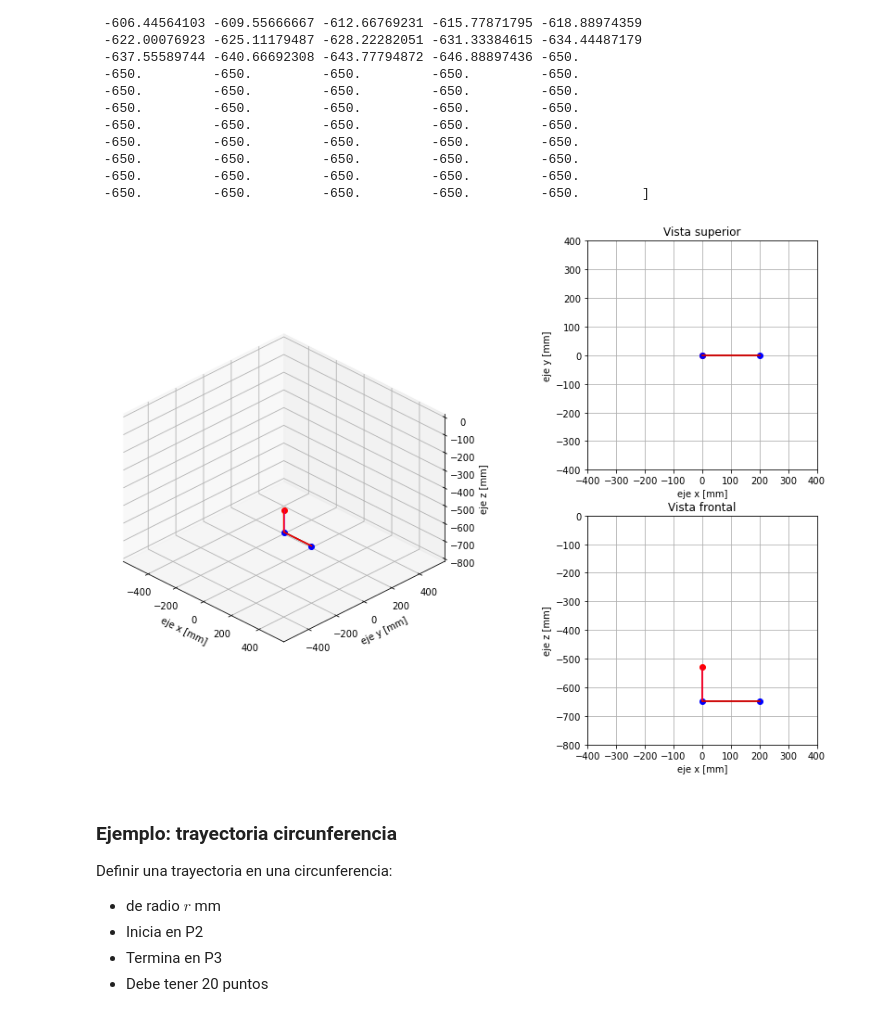
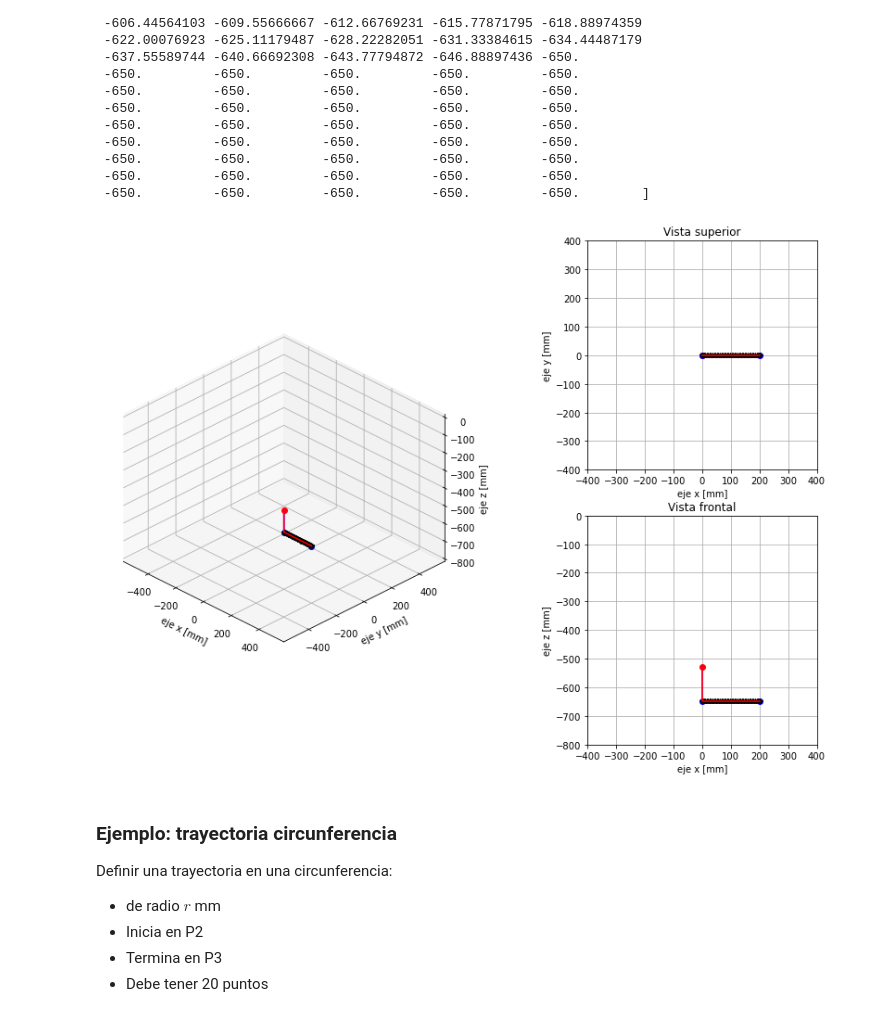
Before and after one commit to luismiguelaristi/MecanismosPythonUPB, a Jupyter notebook: Delta/RobotDelta_Trayectorias.ipynb, the cells around one changed output. Drawn from its saved outputs; the diff is of its cells as text; code cells hidden in the pictures.

```diff
--- a/Delta/RobotDelta_Trayectorias.ipynb
+++ b/Delta/RobotDelta_Trayectorias.ipynb
@@ -108,13 +108,13 @@ Debemos definir un número de puntos intermedios para que el robot pueda desplaz
 # %%
 numpos = 40
 
-px1v = np.linspace(homeX,px1,numpos)
-py1v = np.linspace(homeY,py1,numpos)
-pz1v = np.linspace(homeZ,pz1,numpos)
+t1xv = np.linspace(homeX,px1,numpos)
+t1yv = np.linspace(homeY,py1,numpos)
+t1zv = np.linspace(homeZ,pz1,numpos)
 
-ax1.plot(px1v,py1v,pz1v,'-m')
-ax2.plot(px1v,py1v,'-m')
-ax3.plot(px1v,pz1v,'-m')
+ax1.plot(t1xv,t1yv,t1zv,'-m')
+ax2.plot(t1xv,t1yv,'-m')
+ax3.plot(t1xv,t1zv,'-m')
 fig1
 # %% [output]
 [figure]
@@ -125,15 +125,15 @@ px2 = 200
 py2 = 0
 pz2 = pz1
 
-px2v = np.linspace(px1,px2,numpos)
-py2v = np.linspace(py1,py2,numpos)
-pz2v = np.linspace(pz1,pz2,numpos)
+t2xv = np.linspace(px1,px2,numpos)
+t2yv = np.linspace(py1,py2,numpos)
+t2zv = np.linspace(pz1,pz2,numpos)
 
 ax1.plot([px2],[py2],[pz2],'bo')
-ax1.plot(px2v,py2v,pz2v,'-k')
+ax1.plot(t2xv,t2yv,t2zv,'*k')
 ax2.plot([px2],[py2],'bo')
-ax2.plot(px2v,py2v,'-k')
+ax2.plot(t2xv,t2yv,'*k')
 ax3.plot([px2],[pz2],'bo')
-ax3.plot(px2v,pz2v,'-k')
+ax3.plot(t2xv,t2zv,'*k')
 fig1
 # %% [output]
@@ -157,10 +157,10 @@ trayectorias individuales:  [-528.67       -531.78102564 -534.89205128 -538.0030
  -650. -650. -650. -650. -650. -650. -650. -650. -650. -650. -650. -650.
  -650. -650. -650. -650.]
 # %%
-pxv = np.append(px1v,px2v)
-pyv = np.append(py1v,py2v)
-pzv = np.append(pz1v,pz2v)
-print("trayectoria compuesta:",pzv)
+txv = np.append(t1xv,t2xv)
+tyv = np.append(t1yv,t2yv)
+tzv = np.append(t1zv,t2zv)
+print("trayectoria compuesta:",tzv)
 # %% [output]
 trayectoria compuesta: [-528.67       -531.78102564 -534.89205128 -538.00307692 -541.11410256
  -544.22512821 -547.33615385 -550.44717949 -553.55820513 -556.66923077
@@ -179,12 +179,12 @@ trayectoria compuesta: [-528.67       -531.78102564 -534.89205128 -538.00307692
  -650.         -650.         -650.         -650.         -650.
  -650.         -650.         -650.         -650.         -650.        ]
 # %%
-ax1.plot(pxv,pyv,pzv,'-r')
-ax2.plot(pxv,pyv,'-r')
-ax3.plot(pxv,pzv,'-r')
+ax1.plot(txv,tyv,tzv,'-r')
+ax2.plot(txv,tyv,'-r')
+ax3.plot(txv,tzv,'-r')
 fig1
 # %% [output]
-[figure, old version]
+[figure, new version]
 # %% [markdown]
 ### Ejemplo: trayectoria circunferencia
 
```
Also changed, not shown: parts of 12 cells of this notebook, 8 other files.
